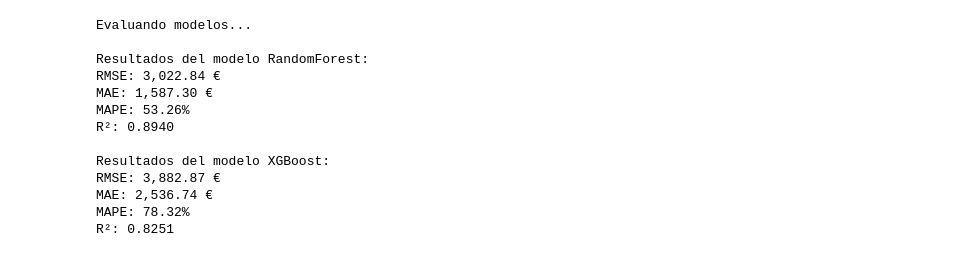
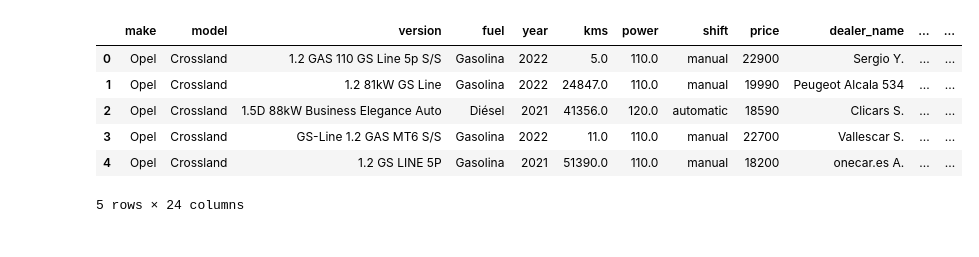
Before and after one commit to aliciacaminero/AutoMatch, a Jupyter notebook: Recomendador/Pruebas_Modelo/prueba_modelo1.ipynb, the cells around one changed output. Drawn from its saved outputs; the diff is of its cells as text; code cells hidden in the pictures.

```diff
--- a/Recomendador/Pruebas_Modelo/prueba_modelo1.ipynb
+++ b/Recomendador/Pruebas_Modelo/prueba_modelo1.ipynb
@@ -138,43 +19,23 @@ XGBRegressor(base_score=None, booster=None, callbacks=None,
-# %%
-# Paso 13: Función de evaluación
-def evaluate_model(y_true, y_pred, model_name):
-    # Convertimos a escala original
-    y_true_original = np.expm1(y_true)
-    y_pred_original = np.expm1(y_pred)
-
-    # Calculamos métricas
-    rmse = np.sqrt(mean_squared_error(y_true_original, y_pred_original))
-    mae = mean_absolute_error(y_true_original, y_pred_original)
-    mape = np.mean(np.abs((y_true_original - y_pred_original) / y_true_original)) * 100
-    r2 = r2_score(y_true_original, y_pred_original)
-
-
-    print(f"\nResultados del modelo {model_name}:")
-    print(f"RMSE: {rmse:,.2f} €")
-    print(f"MAE: {mae:,.2f} €")
-    print(f"MAPE: {mape:.2f}%")
-    print(f"R²: {r2:.4f}")
-
-# Paso 14: Evaluación de ambos modelos
-print("\nEvaluando modelos...")
-# Evaluación RandomForest
-y_pred_rf = pipeline_rf.predict(X_test_rf)
-evaluate_model(y_test_rf, y_pred_rf, "RandomForest")
-
-# Evaluación XGBoost
-y_pred_xgb = xgb_model.predict(X_test_xgb)
-evaluate_model(y_test_xgb, y_pred_xgb, "XGBoost")
-# %% [output]
-Evaluando modelos...
-
-Resultados del modelo RandomForest:
-RMSE: 3,022.84 €
-MAE: 1,587.30 €
-MAPE: 53.26%
-R²: 0.8940
-
-Resultados del modelo XGBoost:
-RMSE: 3,882.87 €
-MAE: 2,536.74 €
-MAPE: 78.32%
-R²: 0.8251
+# %%
+# Obtener el directorio actual de trabajo (el directorio donde está el script)
+current_directory = os.getcwd()
+
+# Crear la ruta relativa a 'Modelo/df_modelo_limpio.csv' desde 'Pruebas_Modelo'
+file_path = os.path.join(current_directory, '..', 'Modelo', 'df_modelo_limpio.csv')
+
+# Verificar si la ruta es correcta
+# print(file_path)
+
+# Leer el archivo CSV
+df_modelo = pd.read_csv(file_path)
+
+# Mostrar las primeras filas del DataFrame
+df_modelo.head()
+# %% [output]
+|  | make | model | version | fuel | year | kms | power | shift | price | dealer_name | ... | ... |
+| 0 | Opel | Crossland | 1.2 GAS 110 GS Line 5p S/S | Gasolina | 2022 | 5.0 | 110.0 | manual | 22900 | Sergio Y. | ... | ... |
+| 1 | Opel | Crossland | 1.2 81kW GS Line | Gasolina | 2022 | 24847.0 | 110.0 | manual | 19990 | Peugeot Alcala 534 | ... | ... |
+| 2 | Opel | Crossland | 1.5D 88kW Business Elegance Auto | Diésel | 2021 | 41356.0 | 120.0 | automatic | 18590 | Clicars S. | ... | ... |
+| 3 | Opel | Crossland | GS-Line 1.2 GAS MT6 S/S | Gasolina | 2022 | 11.0 | 110.0 | manual | 22700 | Vallescar S. | ... | ... |
+| 4 | Opel | Crossland | 1.2 GS LINE 5P | Gasolina | 2021 | 51390.0 | 110.0 | manual | 18200 | onecar.es A. | ... | ... |
+5 rows × 24 columns
```
Also changed, not shown: parts of 28 cells of this notebook, 4 other files.
